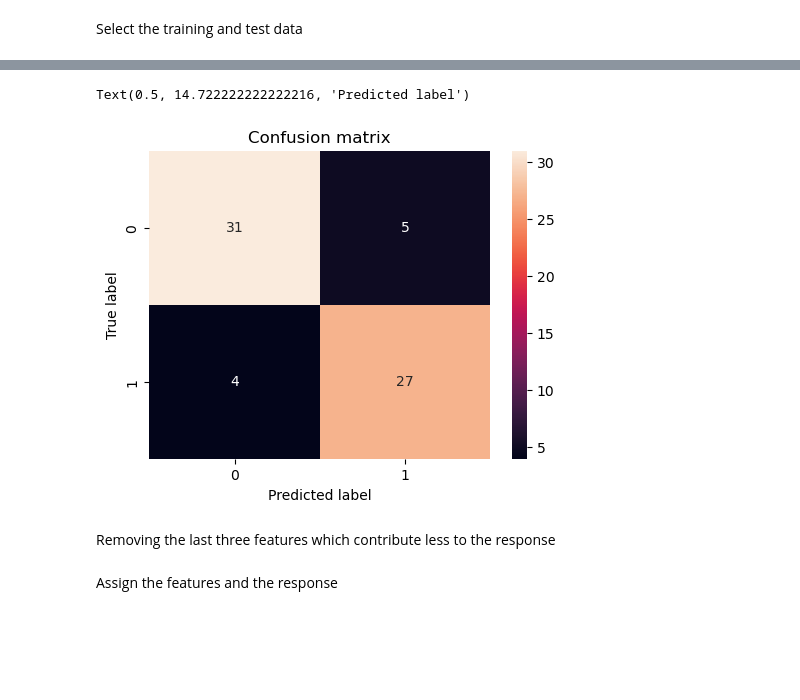
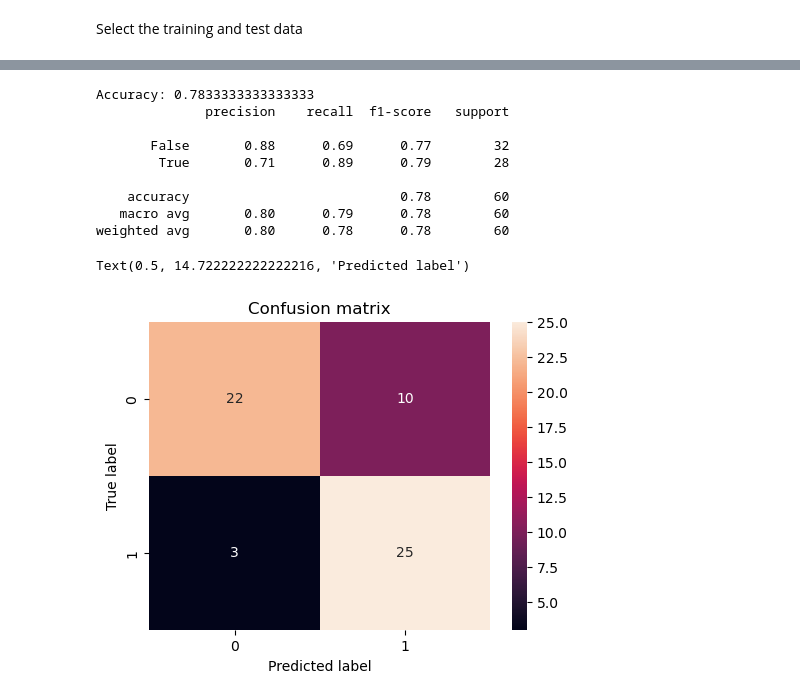
Before and after one commit to Subasree514/Machine_learning_projects, a Jupyter notebook: Logistic/Subasree_logistic_heart_dataset.ipynb, the cells around one changed output, grey strips where cells are left out. Drawn from its saved outputs; the diff is of its cells as text; code cells hidden in the pictures; blank space fills up the shorter version.

```diff
--- a/Logistic/Subasree_logistic_heart_dataset.ipynb
+++ b/Logistic/Subasree_logistic_heart_dataset.ipynb
@@ -94,23 +75,0 @@ X_valid_norm = scaler.fit_transform(X_valid)
-# %%
-feature_names = list( df.columns) [:-1]
-
-logCs = []
-
-coef_dict = {'name' : [],
-             'val' : [],
-             'log_C' : []}
-accuracies = []
-
-for C in np.logspace(-3,2,100):
-
-    lr = LogisticRegression( penalty = 'l2' , C = C  , solver='liblinear',class_weight='balanced')
-    lr.fit(X_train_norm , y_train)
-
-    logCs.append(np.log10(C))
-    accuracies.append( accuracy_score( y_valid , lr.predict(X_valid_norm) ) )
-
-    coef_dict['name'] += list( feature_names )
-    coef_dict['val'] += list( lr.coef_[0] )
-    coef_dict['log_C'] += [np.log10(C)]* len(feature_names )
-
-coef_df = pd.DataFrame(coef_dict)
@@ -134,9 +76,12 @@ plt.show()
+# %%
+## scaling
+scaler = StandardScaler()
+X_train_norm = scaler.fit_transform(X_train)
+X_test_norm=scaler.transform(X_test)
 # %%
-logi_r=LogisticRegression(solver='liblinear',n_jobs=1)
+logi_r=LogisticRegression(solver='liblinear',n_jobs=1,random_state=7)
 pipeline_lr=Pipeline([('scalar',StandardScaler()),
                       ('model',logi_r)])
-
-
 
 grid_values = {'model__C': np.logspace(-5,2,200),
                'model__penalty': ['l1','l2'] }
@@ -147,7 +92,7 @@ grid_lr_acc = GridSearchCV(pipeline_lr,
                            cv=10,
                            n_jobs=-1)
 
-grid_lr_acc.fit(X_diabetes_train, y_diabetes_train)
+grid_lr_acc.fit(X_train_norm, y_train)
 # %% [output]
 GridSearchCV(cv=10,
              estimator=Pipeline(steps=[('scalar', StandardScaler()),
@@ -199,19 +120,30 @@ Features sorted per importance:
 # %%
 from sklearn.metrics import precision_score
 from matplotlib import gridspec
 from sklearn.metrics import accuracy_score, confusion_matrix
+from sklearn.metrics import classification_report
 
+lr = grid_lr_acc.best_estimator_[1]
 ## confusion matrix
-y_pred = lr.predict(X_valid_norm)
-confusion_diabetes = confusion_matrix(y_valid, y_pred)
-
+y_pred = lr.predict(X_test_norm)
+confusion_diabetes = confusion_matrix(y_test, y_pred)
+score=accuracy_score(y_test, y_pred)
+print('Accuracy:', score)
+print(classification_report(y_test, y_pred))
 plt.figure(figsize=(5.5,4))
 sns.heatmap(confusion_diabetes, annot=True)
 plt.title('Confusion matrix')
 plt.ylabel('True label')
 plt.xlabel('Predicted label')
 # %% [output]
-Text(0.5, 14.722222222222216, 'Predicted label')
+Accuracy: 0.7833333333333333
+              precision    recall  f1-score   support
+
+       False       0.88      0.69      0.77        32
+        True       0.71      0.89      0.79        28
+
+    accuracy                           0.78        60
+   macro avg       0.80      0.79      0.78        60
+weighted avg       0.80      0.78      0.78        60
+Text(0.5, 14.722222222222216, 'Predicted label')
-[figure, old version]
+[figure, new version]
-# %% [markdown]
-Removing the last three features which contribute less to the response
@@ -220,2 +149,0 @@ df_diabetes_remove=df.drop(['age','chol','thal_defect'],axis=1)
-# %% [markdown]
-Assign the features and the response
```
Also changed, not shown: parts of 22 cells of this notebook, 1 other file.
